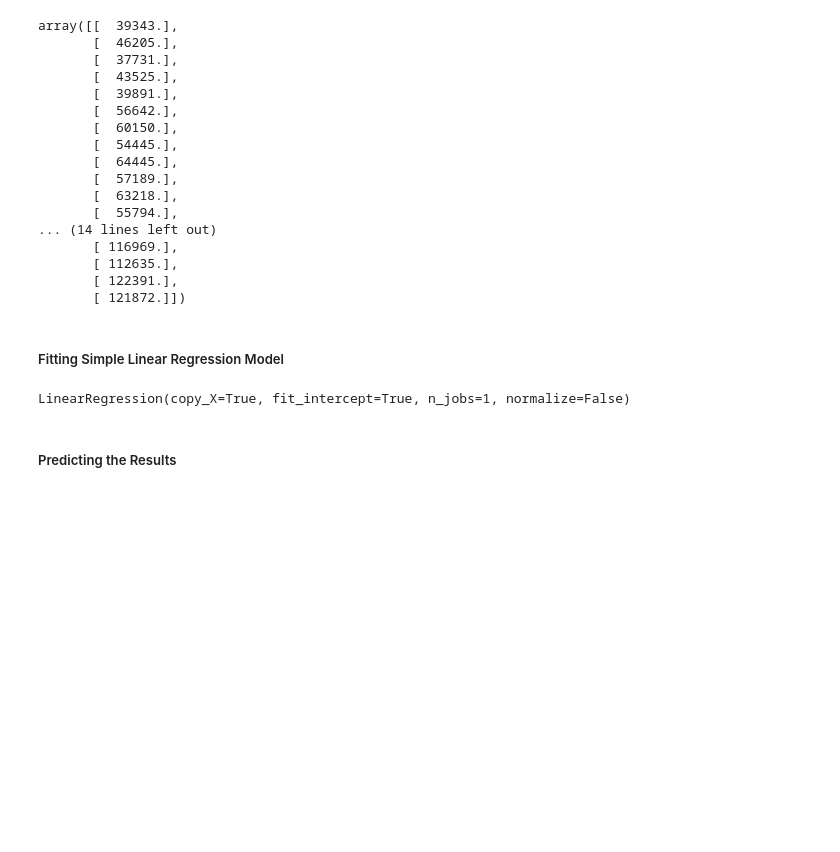
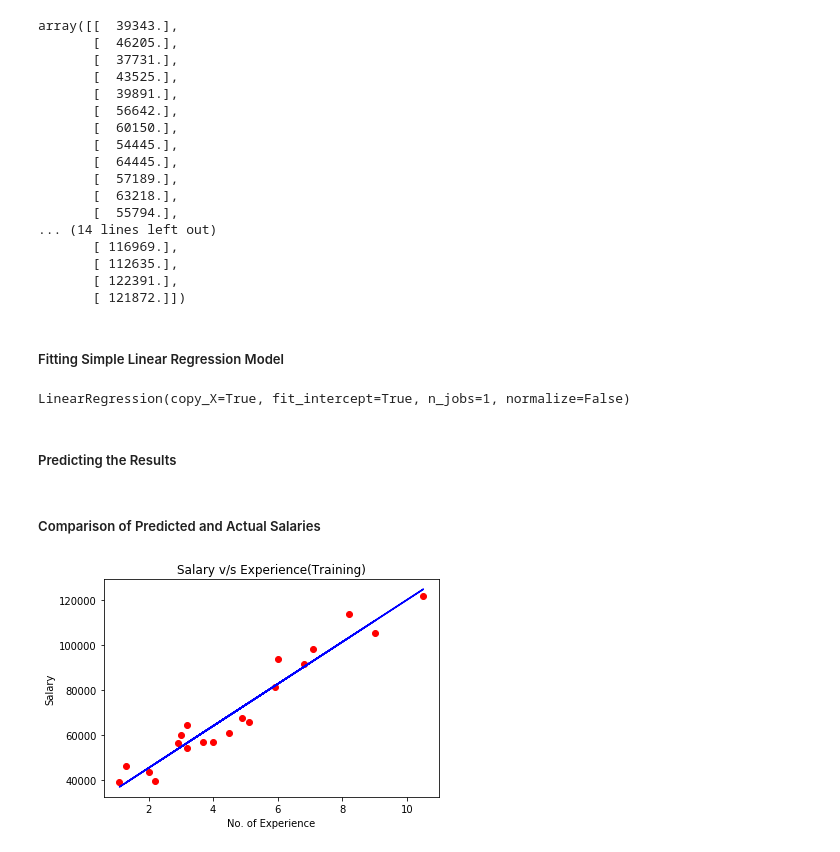
Before and after one commit to jainpulkit2892/Machine-Learning, a Jupyter notebook: Udemy Course/Part 2 - Regression/Section 4 - Simple Linear Regression/Linear Regression in Python.ipynb, the cells around one changed output. Drawn from its saved outputs; the diff is of its cells as text; code cells hidden in the pictures; blank space fills up the shorter version.

```diff
--- a/Udemy Course/Part 2 - Regression/Section 4 - Simple Linear Regression/Linear Regression in Python.ipynb
+++ b/Udemy Course/Part 2 - Regression/Section 4 - Simple Linear Regression/Linear Regression in Python.ipynb
@@ -68,0 +73,14 @@ LinearRegression(copy_X=True, fit_intercept=True, n_jobs=1, normalize=False)
+# %% [markdown]
+##### Comparison of Predicted and Actual Salaries
+# %%
+#Visulaization of Results for Training
+
+plt.scatter(x_train,y_train,color = 'red')
+#plt.scatter(x_test,y_test,color = 'orange')
+plt.plot(x_train,regressor.predict(x_train),color = 'blue')
+plt.title('Salary v/s Experience(Training)')
+plt.xlabel('No. of Experience')
+plt.ylabel('Salary')
+plt.show()
+# %% [output]
+[figure, added]
```
Also changed, not shown: parts of 3 cells of this notebook.
